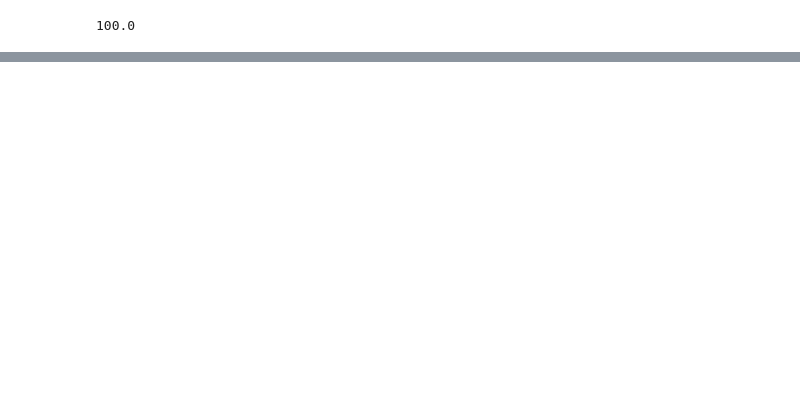
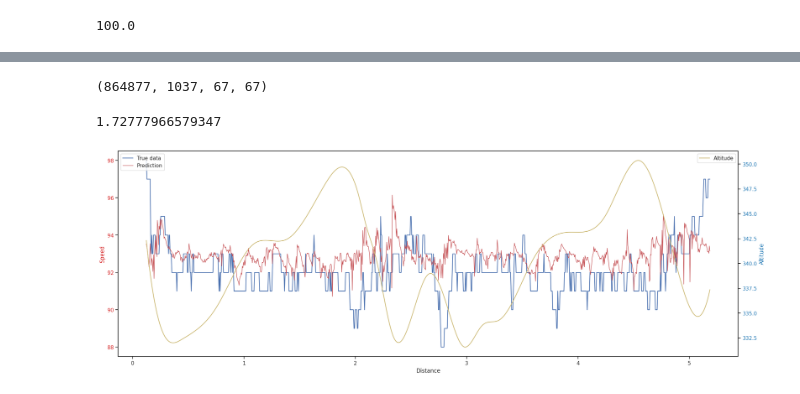
Before and after one commit to VojtaZahradnik/master_thesis, a Jupyter notebook: src/research/testing.ipynb, the cells around one changed output, grey strips where cells are left out. Cells and saved outputs as stored; diff of their text form; code cells hidden in the pictures; blank space fills up the shorter version.

```diff
--- a/src/research/testing.ipynb
+++ b/src/research/testing.ipynb
@@ -29,7 +48,7 @@ data = fit.load_pcls(
 # %%
-race_index = fit.get_race_index(data, "2022-10-02-10-30") # HRADEC - 1:16 - 1:14
+# race_index = fit.get_race_index(data, "2022-10-02-10-30") # HRADEC - 1:16 - 1:14
 # race_index = fit.get_race_index(data, "2022-11-13-10-59") # VELKA KUNRATICKA 15:20 - 13:20
 # race_index = fit.get_race_index(data, "2022-10-08-11-18") # BEROUNKA RUN 90:30 - 95:30
-# race_index = fit.get_race_index(data, "2022-12-31-11-00") # SILVESTRAK 18:20 - 17:20
+race_index = fit.get_race_index(data, "2022-12-31-11-00") # SILVESTRAK 18:20 - 17:20
 race_index
 # %% [output]
@@ -54 +61,22 @@ test_df=test_df[cols]
+# %%
+train_df = fit.clean_data(pd.concat(data[0:race_index]))
+test_df = data[race_index]
+
+speed_train = train_df.enhanced_speed
+speed_test = test_df.enhanced_speed
+
+heart_train = train_df.heart_rate
+heart_test=test_df.heart_rate
+
+cad_train = train_df.cadence
+cad_test=test_df.cadence
+
+train_df.drop("heart_rate",axis=1,inplace=True)
+train_df.drop("enhanced_speed",axis=1,inplace=True)
+
+test_df.drop("heart_rate",axis=1,inplace=True)
+test_df.drop("enhanced_speed",axis=1,inplace=True)
+#
+train_df.drop("cadence",axis=1,inplace=True)
+test_df.drop("cadence",axis=1,inplace=True)
 # %%
@@ -58,8 +86,8 @@ len(train_df),len(test_df)
 # %%
-from scipy.ndimage import uniform_filter1d
-for x in range(10,110,10):
-    train_df[f'moved_heart_rate_{x}'] = uniform_filter1d(train_df.heart_rate, size=x)
-    test_df[f'moved_heart_rate_{x}'] = uniform_filter1d(test_df.heart_rate, size=x)
+# from scipy.ndimage import uniform_filter1d
+# for x in range(10,110,10):
+#     train_df[f'moved_heart_rate_{x}'] = uniform_filter1d(train_df.heart_rate, size=x)
+#     test_df[f'moved_heart_rate_{x}'] = uniform_filter1d(test_df.heart_rate, size=x)
 # %%
 from feature_engine.datetime import DatetimeFeatures
 train_df['date'] = train_df.index
@@ -69,7 +97,7 @@ train_df= dtf.fit_transform(train_df)
 test_df= dtf.fit_transform(test_df)
 # %%
 from feature_engine.timeseries.forecasting import WindowFeatures
-lagged_cols = ['heart_rate','cadence','slope_steep','slope_ascent','slope_descent']
+lagged_cols = ['slope_steep','slope_ascent','slope_descent']
 lagged = 18
 for lag in range(1,lagged):
     wft = WindowFeatures(variables=lagged_cols,
@@ -86,3 +114,18 @@ for colname in train_df.columns:
 # test_df = test_df[lagged:]
 # speed_train = speed_train[lagged:]
 # speed_valid = speed_valid[lagged:]
+# %%
+len(train_df),len(test_df), len(train_df.columns), len(test_df.columns)
+# %% [output]
+(864877, 1037, 67, 67)
+# %%
+from sklearn.linear_model import Ridge, LinearRegression, RidgeCV
+clf = RidgeCV()
+percent_delay = int(len(test_df) * 0.02) ## 2% delay
+clf.fit(train_df, cad_train)
+y_pred_cad =clf.predict(test_df)
+_, _ = evl.plot(df=test_df[percent_delay:],pred=y_pred_cad[percent_delay:],endog='enhanced_speed',true_data=cad_test[percent_delay:])
+print(evl.rmse(actual=cad_test,predicted=y_pred_cad))
+# %% [output]
+1.72777966579347
+[figure, added]
```
Also changed, not shown: parts of 11 cells of this notebook, 8 other files.
